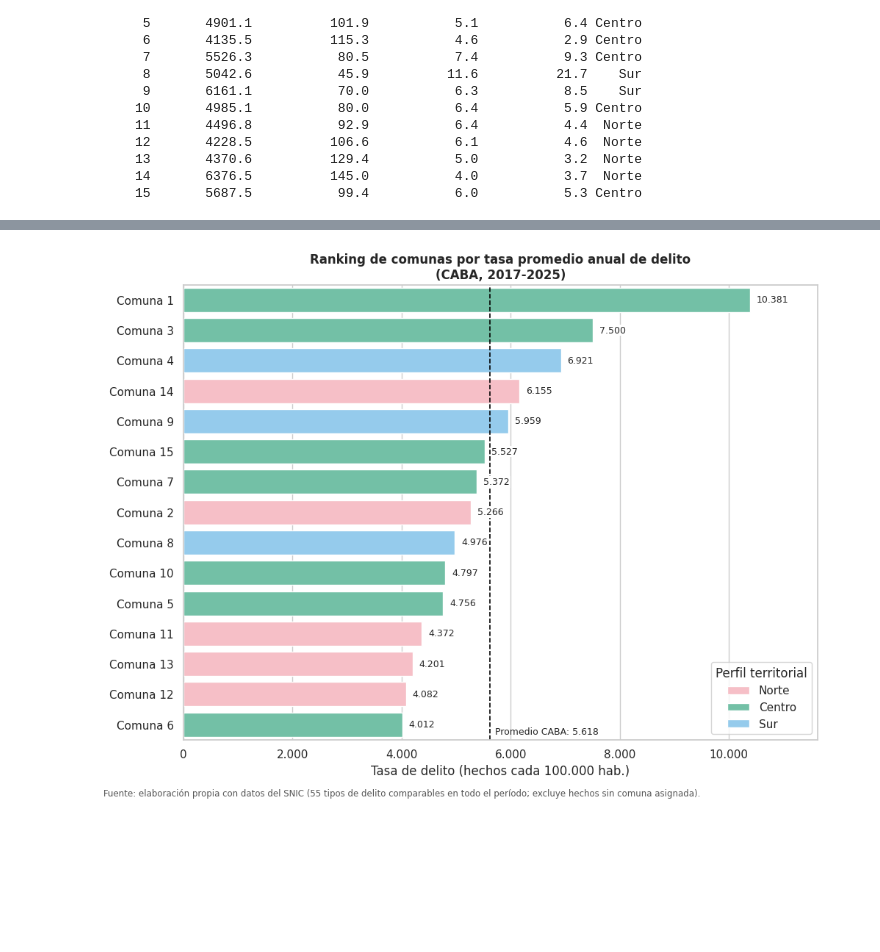
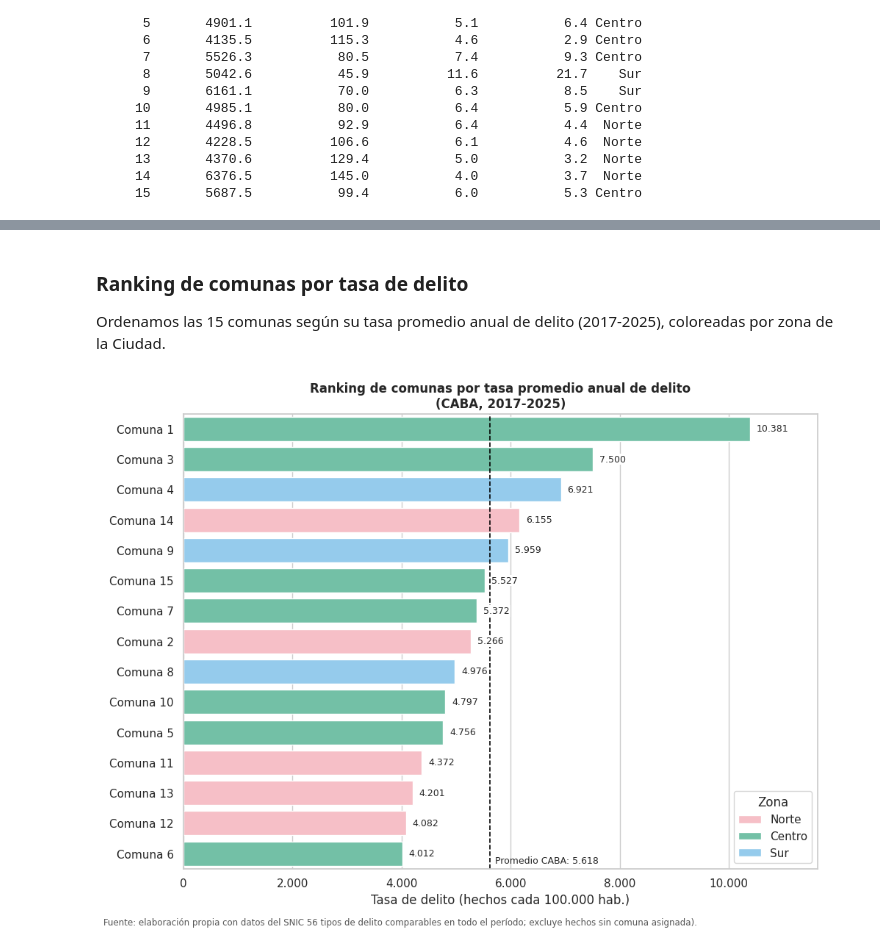
Before and after one commit to bauhaushm/TP-Delito_en_AMBA, a Jupyter notebook: Copia_de_TP_Delito.ipynb, the cells around one changed output, grey strips where cells are left out. Drawn from its saved outputs; the diff is of its cells as text; code cells hidden in the pictures; blank space fills up the shorter version.

```diff
--- a/Copia_de_TP_Delito.ipynb
+++ b/Copia_de_TP_Delito.ipynb
@@ -1045,32 +1057,36 @@ plt.show()
+# %% [markdown]
+### Ranking de comunas por tasa de delito
+
+Ordenamos las 15 comunas según su tasa promedio anual de delito (2017-2025), coloreadas por zona de la Ciudad.
 # %%
 # ---------------------------------------------------------------------------
 # 7. GRÁFICO (c): RANKING DE COMUNAS POR TASA DE DELITO (2017-2025)
 # ---------------------------------------------------------------------------
 rk = ranking.sort_values("Tasa_Delito", ascending=False).reset_index(drop=True)
 rk["Etiqueta"] = "Comuna " + rk["Comuna"].astype(str)
 promedio_caba = rk["Tasa_Delito"].mean()
 
 fig, ax = plt.subplots(figsize=(10, 7.5))
 sns.barplot(data=rk, y="Etiqueta", x="Tasa_Delito", hue="Perfil", hue_order=ORDEN_PERFILES,
             palette=PALETA, dodge=False, order=rk["Etiqueta"], ax=ax)
 for i, v in enumerate(rk["Tasa_Delito"]):                 # valor al final de cada barra
     ax.text(v + 120, i, formato_miles(v), va="center", fontsize=9, zorder=5,
             bbox=dict(boxstyle="square,pad=0.1", fc="white", ec="none"))
 ax.axvline(promedio_caba, color="black", linestyle="--", linewidth=1.2)
 ax.text(promedio_caba + 100, len(rk) - 0.6, f"Promedio CABA: {formato_miles(promedio_caba)}",
         fontsize=9, va="bottom", zorder=5)
 ax.set_title("Ranking de comunas por tasa promedio anual de delito\n(CABA, 2017-2025)",
              fontsize=12, fontweight="bold")
 ax.set_xlabel("Tasa de delito (hechos cada 100.000 hab.)")
 ax.set_ylabel("")
 ax.set_xlim(0, rk["Tasa_Delito"].max() * 1.12)
 ax.xaxis.set_major_formatter(mticker.FuncFormatter(formato_miles))
-ax.legend(title="Perfil territorial", loc="lower right", frameon=True)
-fig.text(0.01, -0.01, f"Fuente: elaboración propia con datos del SNIC ({len(tipos_comunes)} tipos de delito "
+ax.legend(title="Zona", loc="lower right", frameon=True)
+fig.text(0.01, -0.01, f"Fuente: elaboración propia con datos del SNIC 56 tipos de delito "
          "comparables en todo el período; excluye hechos sin comuna asignada).", fontsize=8.5, color="#555555")
 plt.tight_layout()
 plt.savefig("grafico_c_ranking_comunas.png", dpi=300, bbox_inches="tight")
 plt.show()
 # %% [output]
-[figure, old version]
+[figure, new version]
 # %% [markdown]
```
Also changed, not shown: parts of 13 cells of this notebook.
